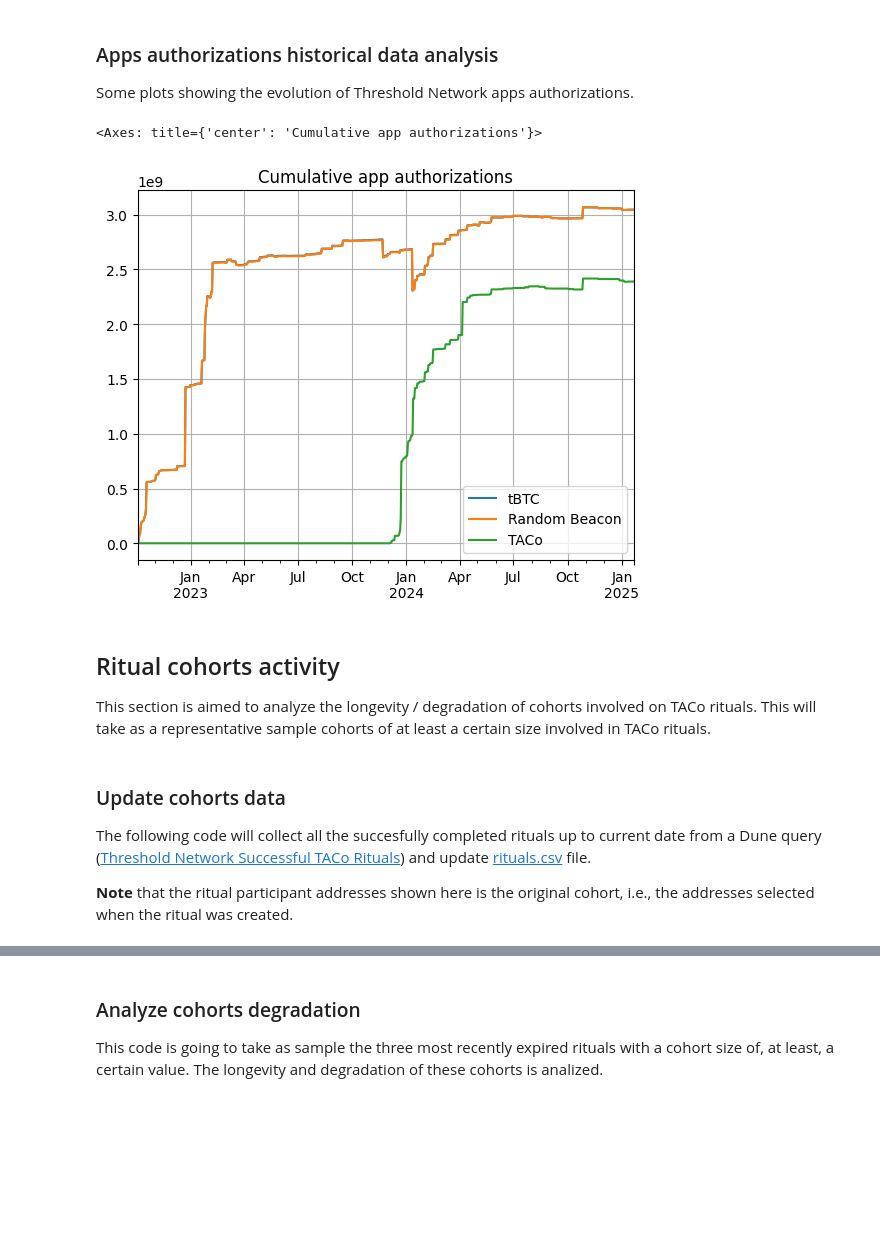
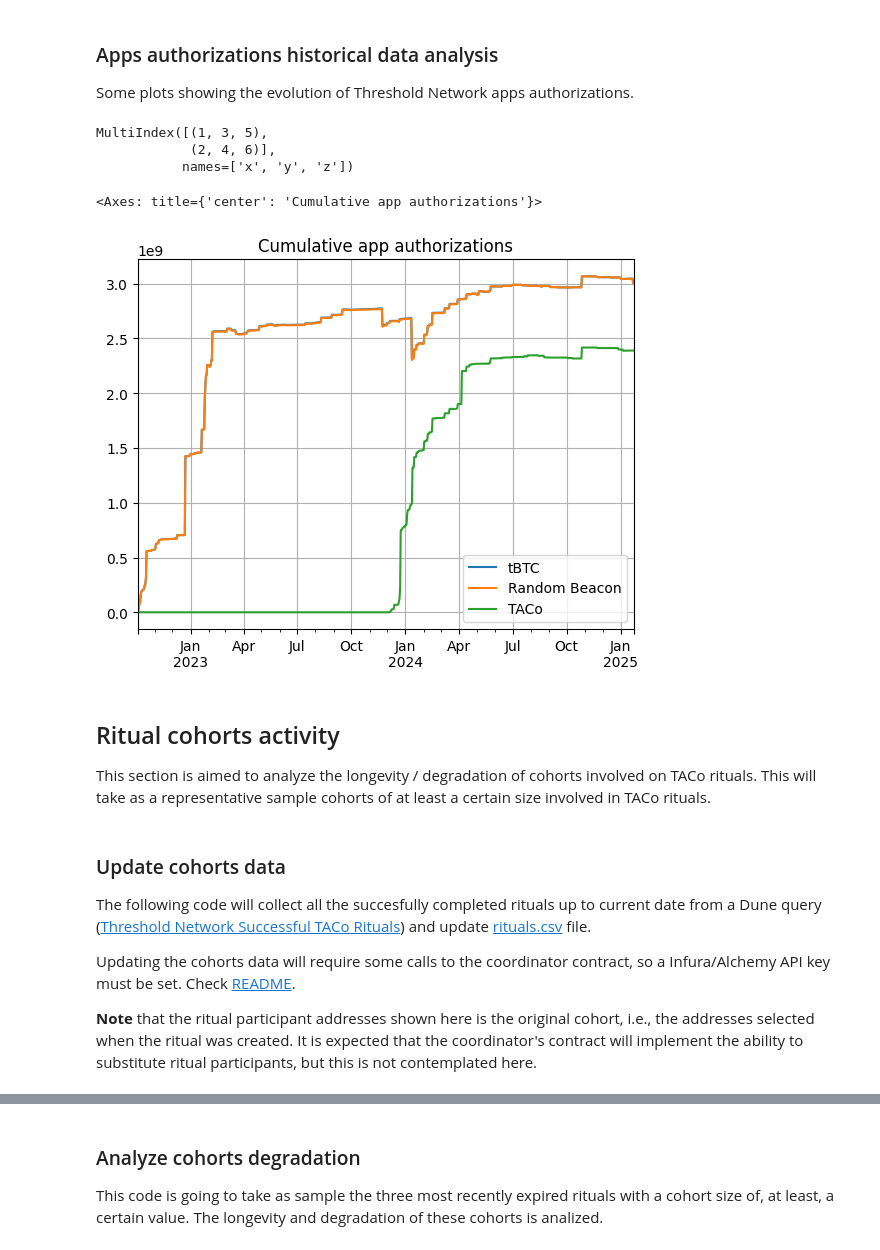
Before and after one commit to threshold-network/economic-research, a Jupyter notebook: stable-yield-retrospective/stable_yield_retrospective.ipynb, the cells around one changed output, grey strips where cells are left out. Cells and saved outputs as stored; diff of their text form; code cells hidden in the pictures; blank space fills up the shorter version.

```diff
--- a/stable-yield-retrospective/stable_yield_retrospective.ipynb
+++ b/stable-yield-retrospective/stable_yield_retrospective.ipynb
@@ -215,23 +218,36 @@ auth_history_daily.to_csv('auths_history.csv')
 ### Apps authorizations historical data analysis
 
 Some plots showing the evolution of Threshold Network apps authorizations.
+# %%
+mi = pd.MultiIndex.from_arrays([[1, 2], [3, 4], [5, 6]], names=['x', 'y', 'z'])
+
+mi
+# %% [output]
+MultiIndex([(1, 3, 5),
+            (2, 4, 6)],
+           names=['x', 'y', 'z'])
 # %%
 tbtc_auth_history = auth_history_daily.loc[:, (slice(
     None), 'tbtc')].map(lambda auth: int(auth/1e18))
+tbtc_auth_history.columns = tbtc_auth_history.columns.droplevel('app')
+
 rb_auth_history = auth_history_daily.loc[:, (slice(None), 'randombeacon')].map(
     lambda auth: int(auth/1e18))
+rb_auth_history.columns = rb_auth_history.columns.droplevel('app')
+
 taco_auth_history = auth_history_daily.loc[:, (slice(
     None), 'taco')].map(lambda auth: int(auth/1e18))
+taco_auth_history.columns = taco_auth_history.columns.droplevel('app')
 
 tbtc_auth_history.sum(axis=1).plot(
     title='Cumulative app authorizations', grid=True, legend=True, label='tBTC')
 rb_auth_history.sum(axis=1).plot(title='Cumulative app authorizations',
                                  grid=True, legend=True, label='Random Beacon')
 taco_auth_history.sum(axis=1).plot(
     title='Cumulative app authorizations', grid=True, legend=True, label='TACo')
 # %% [output]
 <Axes: title={'center': 'Cumulative app authorizations'}>
-[figure, old version]
+[figure, new version]
 # %% [markdown]
 ## Ritual cohorts activity
 This section is aimed to analyze the longevity / degradation of cohorts involved on TACo rituals. This will take as a representative sample cohorts of at least a certain size involved in TACo rituals.
@@ -239,7 +255,9 @@ This section is aimed to analyze the longevity / degradation of cohorts involved
 ### Update cohorts data
 The following code will collect all the succesfully completed rituals up to current date from a Dune query ([Threshold Network Successful TACo Rituals](./ThresholdNetworkSuccessfulTACoRituals.sql)) and update [rituals.csv](./rituals.csv) file.
 
-**Note** that the ritual participant addresses shown here is the original cohort, i.e., the addresses selected when the ritual was created.
+Updating the cohorts data will require some calls to the coordinator contract, so a Infura/Alchemy API key must be set. Check [README](./README.md).
+
+**Note** that the ritual participant addresses shown here is the original cohort, i.e., the addresses selected when the ritual was created. It is expected that the coordinator's contract will implement the ability to substitute ritual participants, but this is not contemplated here.
 # %%
 if UPDATE:
     dune = DuneClient.from_env()
```
Also changed, not shown: parts of 8 cells of this notebook, 4 other files.
